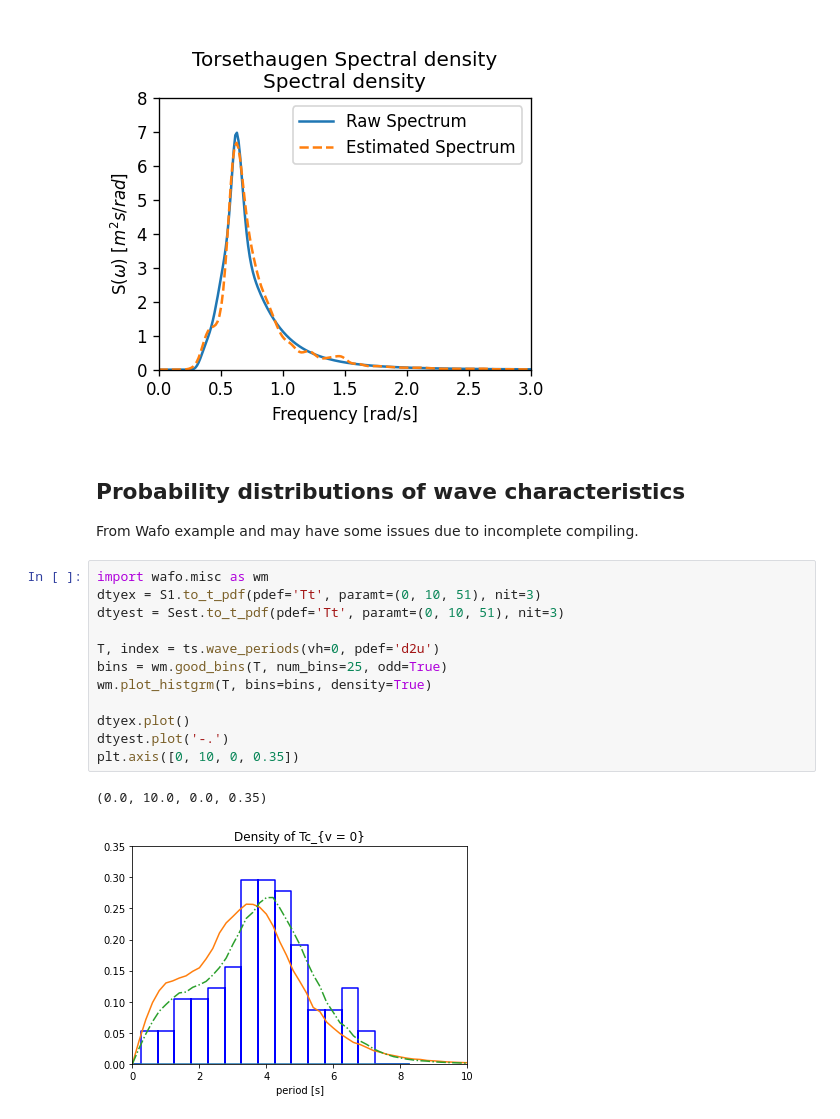
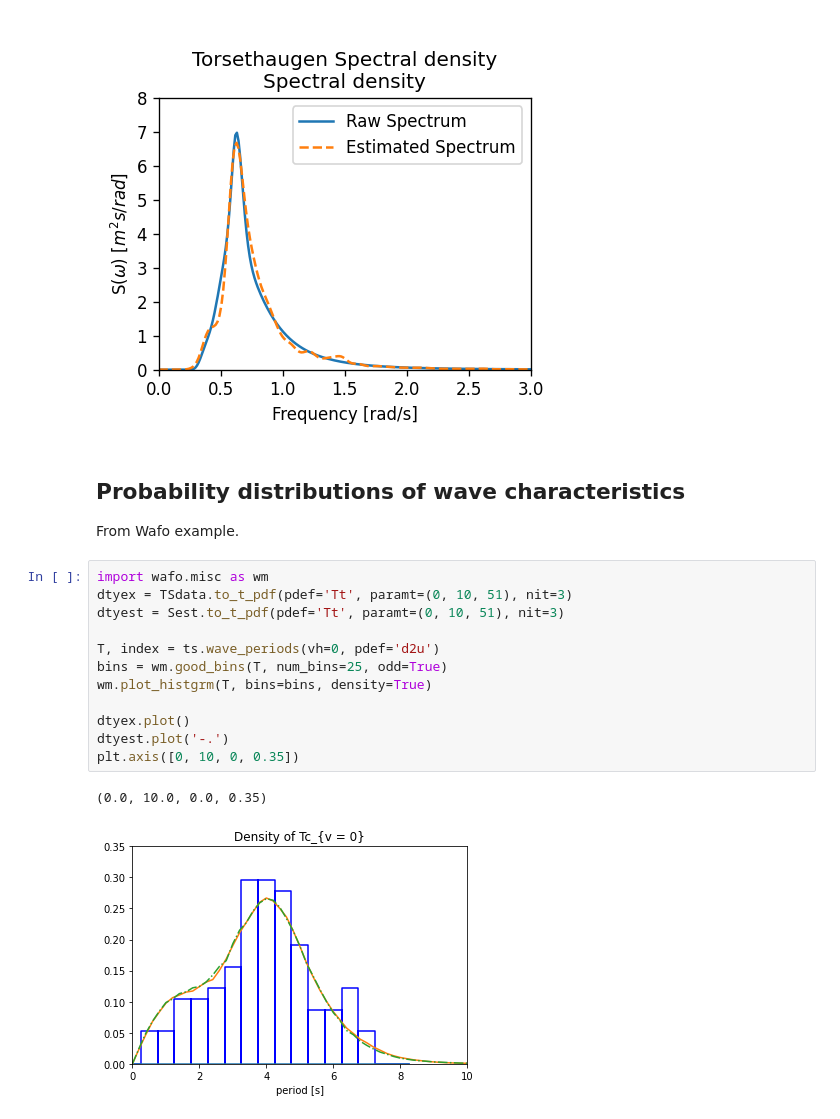
Before and after one commit to famiuer/EnvironmentalStudy, a Jupyter notebook: Examples/3 Wave.ipynb, the cells around one changed output. Saved outputs shown, nothing was run; the diff lists cells and outputs as text.

```diff
--- a/Examples/3 Wave.ipynb
+++ b/Examples/3 Wave.ipynb
@@ -161,19 +161,19 @@ plt.legend(['Raw Spectrum','Estimated Spectrum'])
 # %% [markdown]
 ## Probability distributions of wave characteristics
 
-From Wafo example and may have some issues due to incomplete compiling.
+From Wafo example.
 # %%
 import wafo.misc as wm
-dtyex = S1.to_t_pdf(pdef='Tt', paramt=(0, 10, 51), nit=3)
+dtyex = TSdata.to_t_pdf(pdef='Tt', paramt=(0, 10, 51), nit=3)
 dtyest = Sest.to_t_pdf(pdef='Tt', paramt=(0, 10, 51), nit=3)
 
 T, index = ts.wave_periods(vh=0, pdef='d2u')
 bins = wm.good_bins(T, num_bins=25, odd=True)
 wm.plot_histgrm(T, bins=bins, density=True)
 
 dtyex.plot()
 dtyest.plot('-.')
 plt.axis([0, 10, 0, 0.35])
 # %% [output]
 (0.0, 10.0, 0.0, 0.35)
-[figure, old version]
+[figure, new version]
```
